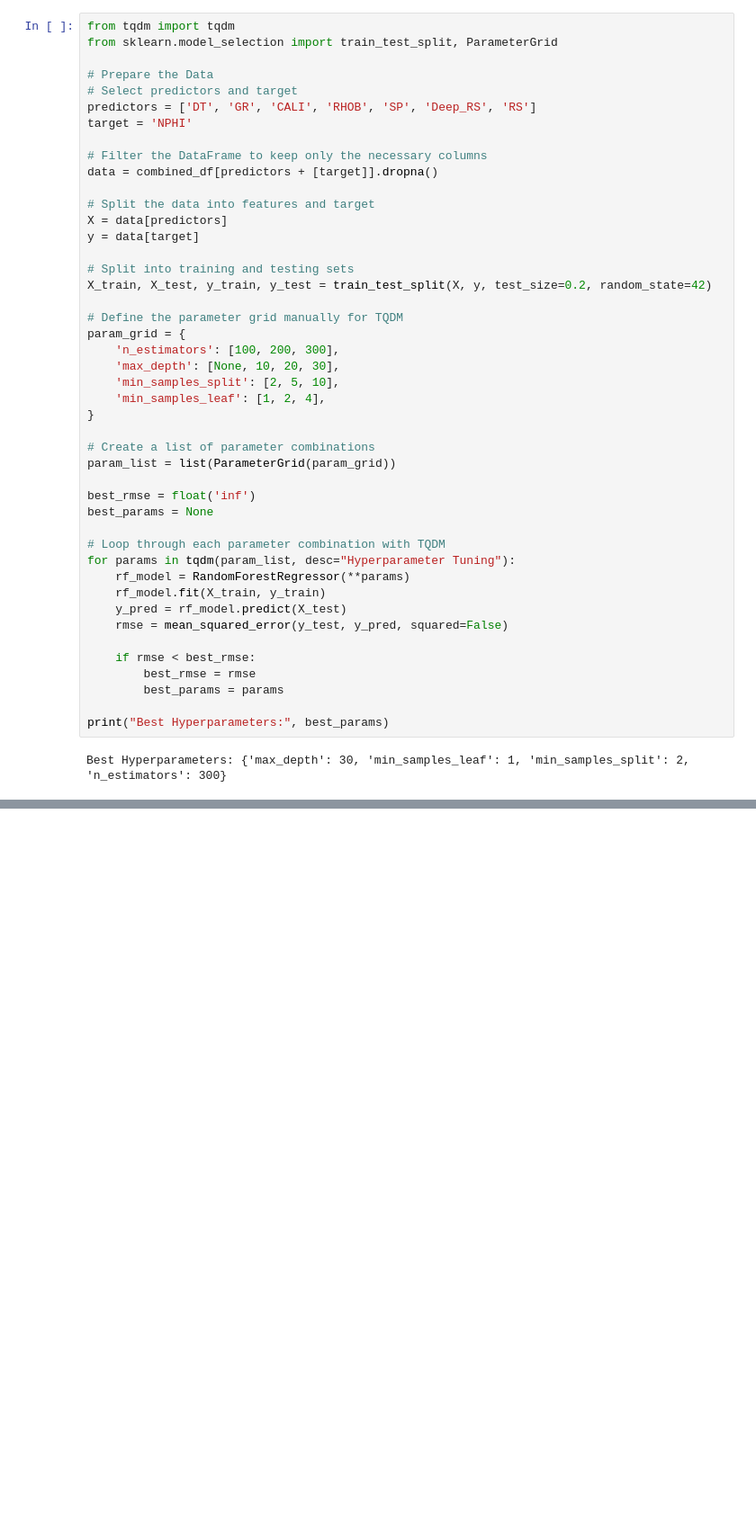
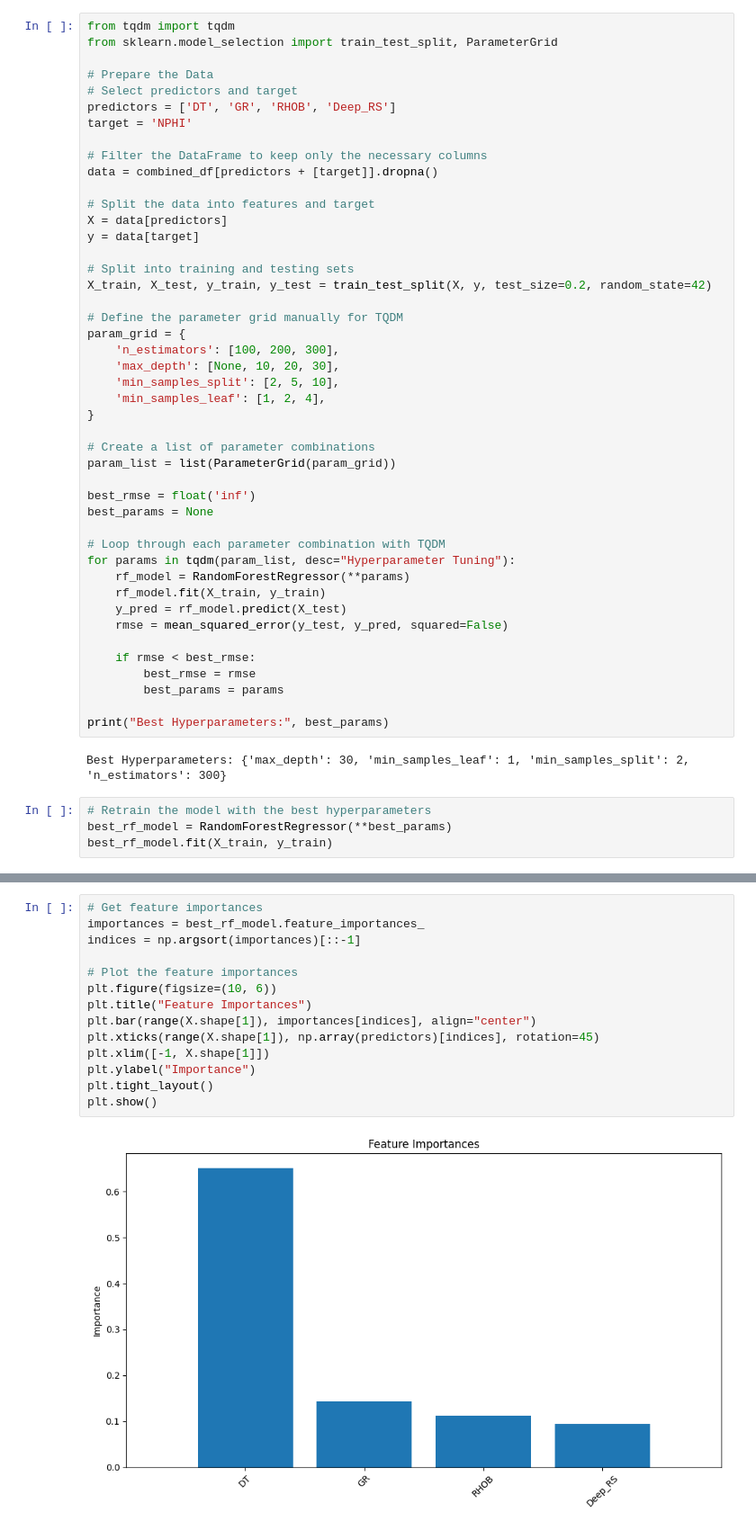
Before and after one commit to jcmefra/Petrophysics-Machine-Learning, a Jupyter notebook: notebook.ipynb, the cells around one changed output, grey strips where cells are left out. Shown at 90% size. Saved outputs shown, nothing was run; the diff lists cells and outputs as text; blank space fills up the shorter version.

```diff
--- a/notebook.ipynb
+++ b/notebook.ipynb
@@ -593,7 +593,7 @@ from sklearn.model_selection import train_test_split, ParameterGrid
 
 # Prepare the Data
 # Select predictors and target
-predictors = ['DT', 'GR', 'CALI', 'RHOB', 'SP', 'Deep_RS', 'RS']
+predictors = ['DT', 'GR', 'RHOB', 'Deep_RS']
 target = 'NPHI'
 
 # Filter the DataFrame to keep only the necessary columns
@@ -634,3 +634,7 @@ for params in tqdm(param_list, desc="Hyperparameter Tuning"):
 print("Best Hyperparameters:", best_params)
 # %% [output]
 Best Hyperparameters: {'max_depth': 30, 'min_samples_leaf': 1, 'min_samples_split': 2, 'n_estimators': 300}
+# %%
+# Retrain the model with the best hyperparameters
+best_rf_model = RandomForestRegressor(**best_params)
+best_rf_model.fit(X_train, y_train)
@@ -636,0 +655,16 @@ Best Hyperparameters: {'max_depth': 30, 'min_samples_leaf': 1, 'min_samples_spli
+# %%
+# Get feature importances
+importances = best_rf_model.feature_importances_
+indices = np.argsort(importances)[::-1]
+
+# Plot the feature importances
+plt.figure(figsize=(10, 6))
+plt.title("Feature Importances")
+plt.bar(range(X.shape[1]), importances[indices], align="center")
+plt.xticks(range(X.shape[1]), np.array(predictors)[indices], rotation=45)
+plt.xlim([-1, X.shape[1]])
+plt.ylabel("Importance")
+plt.tight_layout()
+plt.show()
+# %% [output]
+[figure, added]
```
Also changed, not shown: parts of 6 cells of this notebook.
